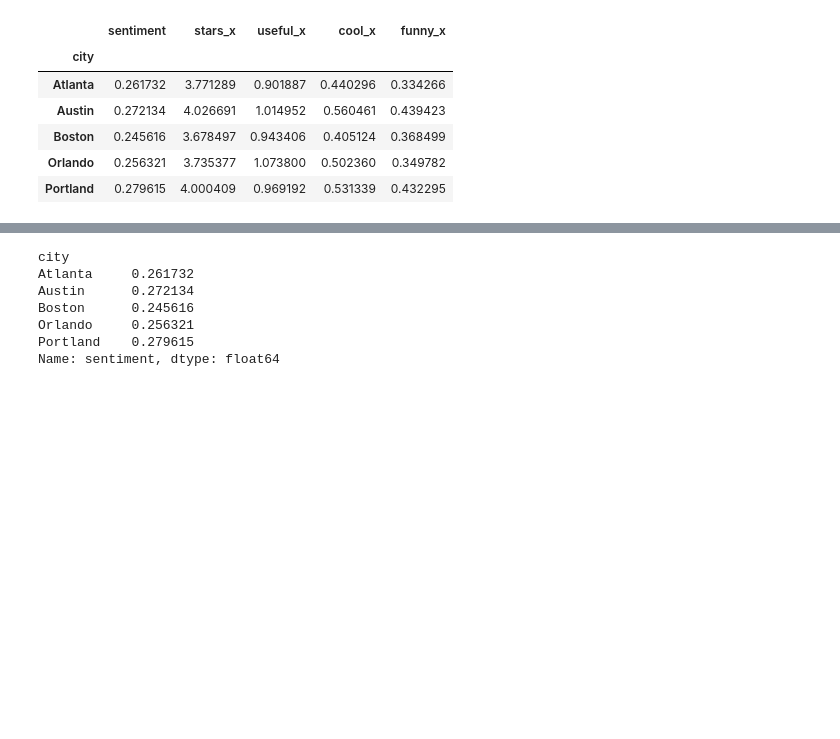
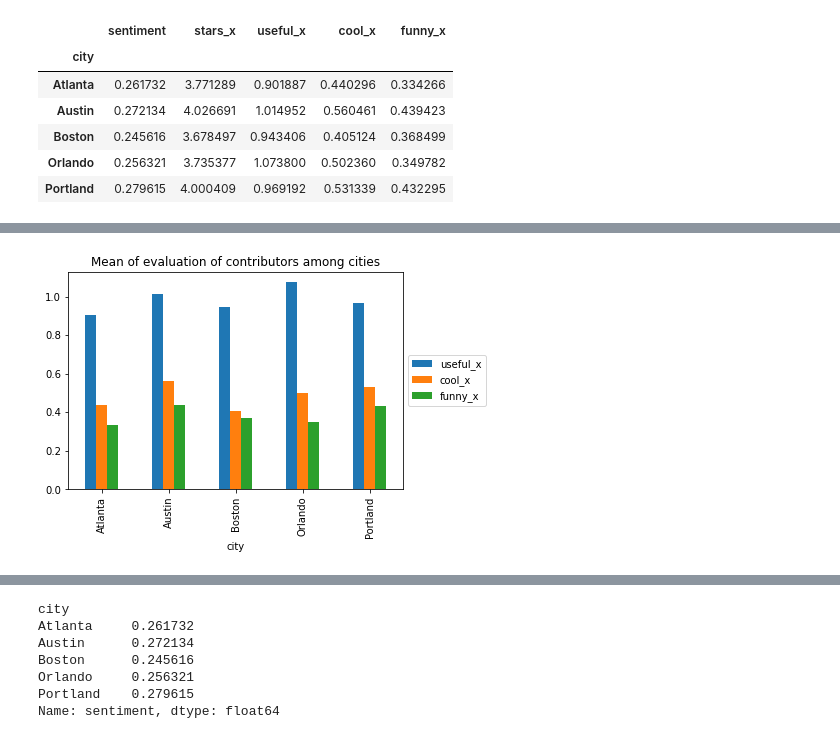
Before and after one commit to sarkaja/NLP, a Jupyter notebook: finalwork.ipynb, the cells around one changed output, grey strips where cells are left out. Cells and saved outputs as stored; diff of their text form; code cells hidden in the pictures; blank space fills up the shorter version.

```diff
--- a/finalwork.ipynb
+++ b/finalwork.ipynb
@@ -170,0 +181,3 @@ meanh
+# %%
+meanm = dsent.groupby('city')['useful_x','cool_x','funny_x'].mean()
+meanm
@@ -171 +192,11 @@ meanh
+# %%
+o = plt.figure()
+plt.title('Mean of evaluation of contributors among cities', color='black')
+meanm.plot(kind='bar', ax=o.gca())
+plt.legend(loc='center left', bbox_to_anchor=(1.0, 0.5))
+plt.show()
+
+o.savefig('hodnoceniuzivatelux.png', bbox_inches = 'tight')
+# %% [output]
+[figure, added]
 # %%
```
Also changed, not shown: parts of 4 cells of this notebook.
